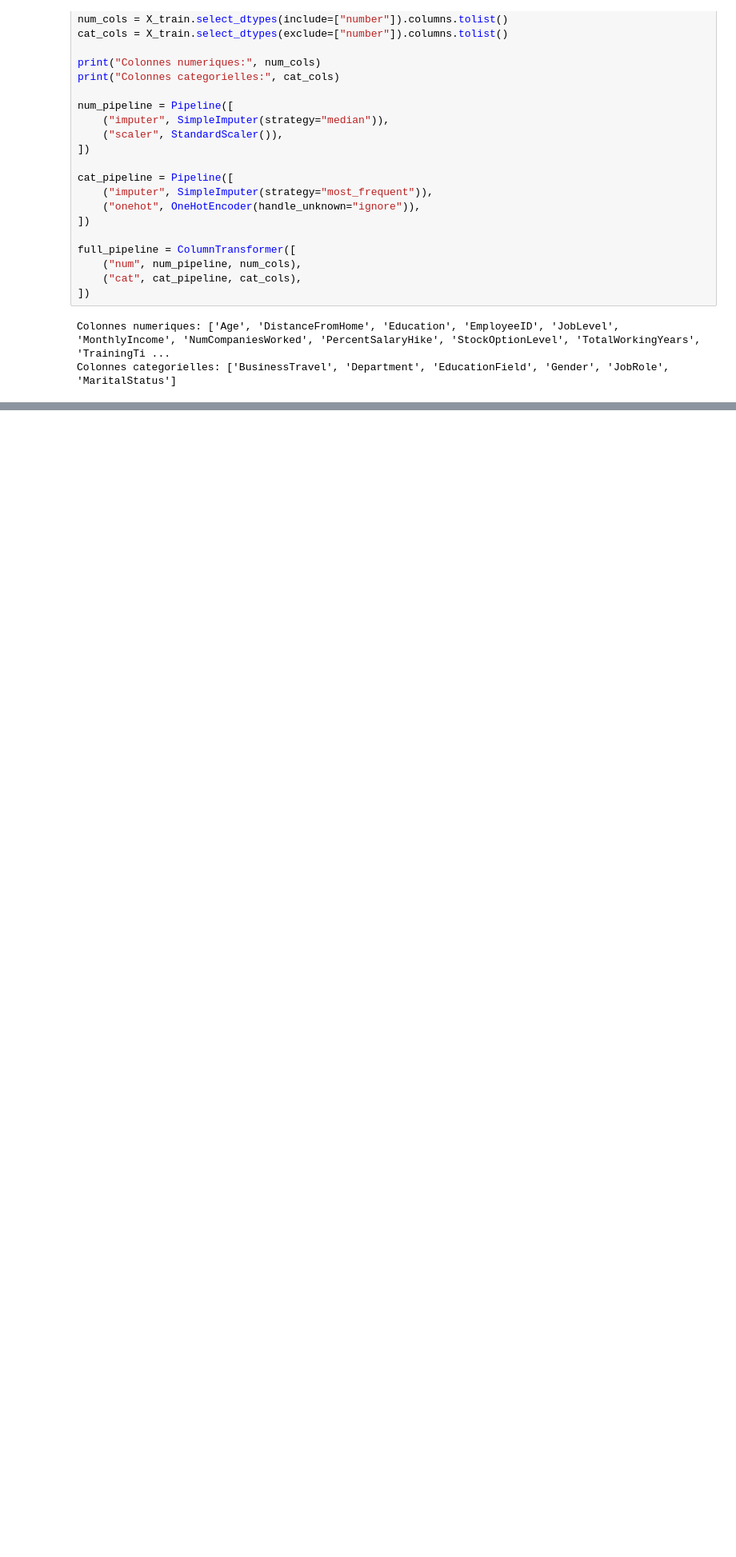
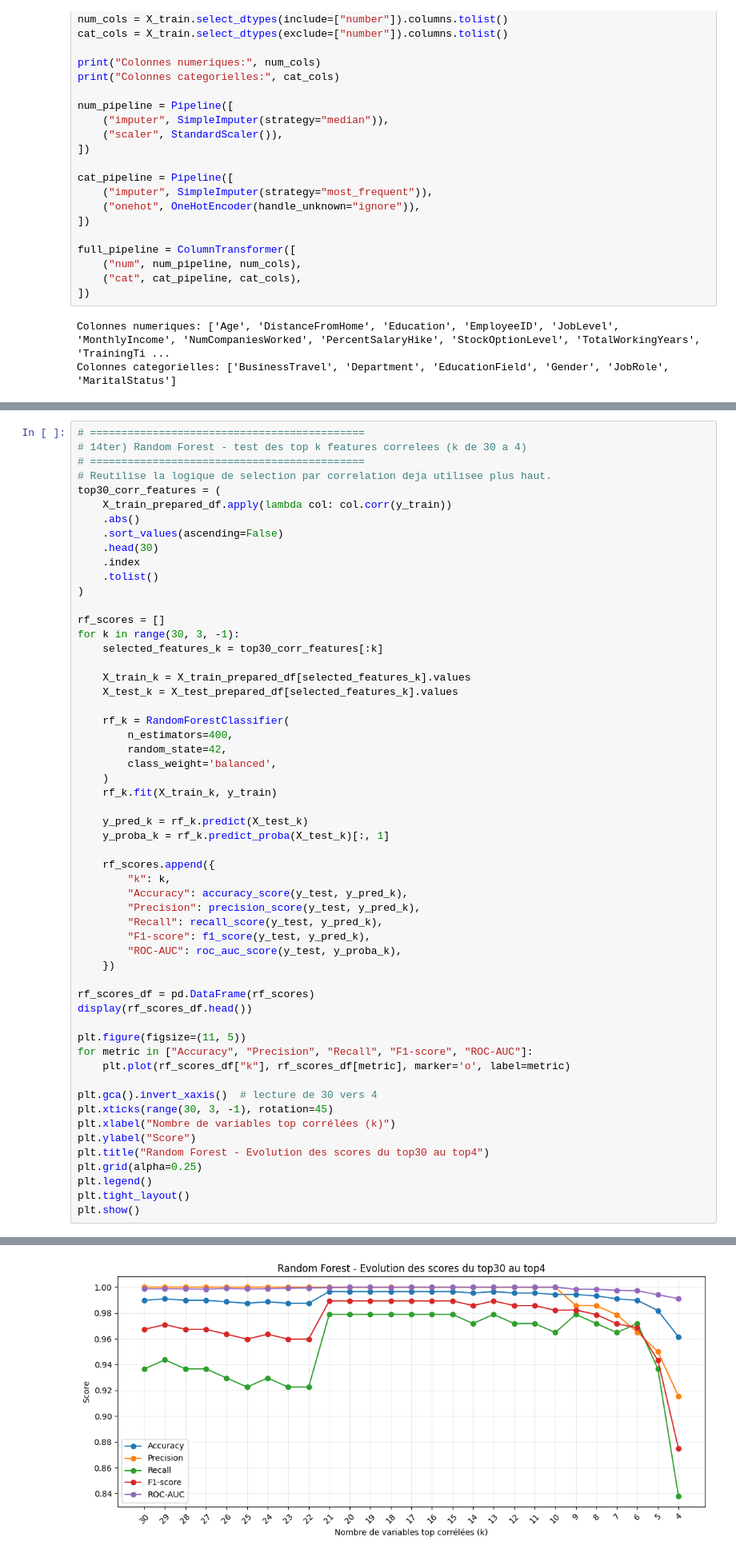
Before and after one commit to Sylv111/cesi-IA, a Jupyter notebook: Programme/pipeline_finaldf_lr.ipynb, the cells around one changed output, grey strips where cells are left out. Shown at 80% size. Saved outputs shown, nothing was run; the diff lists cells and outputs as text; blank space fills up the shorter version.

Commit message:
Ajout du score en fonction du nombre de variable corrélées pour random forest et MLP

```diff
--- a/Programme/pipeline_finaldf_lr.ipynb
+++ b/Programme/pipeline_finaldf_lr.ipynb
@@ -1175,0 +1192,57 @@ print(coef_df.sort_values("coef_logreg", ascending=True).head(10))
+# %%
+# ============================================
+# 14ter) Random Forest - test des top k features correlees (k de 30 a 4)
+# ============================================
+# Reutilise la logique de selection par correlation deja utilisee plus haut.
+top30_corr_features = (
+    X_train_prepared_df.apply(lambda col: col.corr(y_train))
+    .abs()
+    .sort_values(ascending=False)
+    .head(30)
+    .index
+    .tolist()
+)
+
+rf_scores = []
+for k in range(30, 3, -1):
+    selected_features_k = top30_corr_features[:k]
+
+    X_train_k = X_train_prepared_df[selected_features_k].values
+    X_test_k = X_test_prepared_df[selected_features_k].values
+
+    rf_k = RandomForestClassifier(
+        n_estimators=400,
+        random_state=42,
+        class_weight='balanced',
+    )
+    rf_k.fit(X_train_k, y_train)
+
+    y_pred_k = rf_k.predict(X_test_k)
+    y_proba_k = rf_k.predict_proba(X_test_k)[:, 1]
+
+    rf_scores.append({
+        "k": k,
+        "Accuracy": accuracy_score(y_test, y_pred_k),
+        "Precision": precision_score(y_test, y_pred_k),
+        "Recall": recall_score(y_test, y_pred_k),
+        "F1-score": f1_score(y_test, y_pred_k),
+        "ROC-AUC": roc_auc_score(y_test, y_proba_k),
+    })
+
+rf_scores_df = pd.DataFrame(rf_scores)
+display(rf_scores_df.head())
+
+plt.figure(figsize=(11, 5))
+for metric in ["Accuracy", "Precision", "Recall", "F1-score", "ROC-AUC"]:
+    plt.plot(rf_scores_df["k"], rf_scores_df[metric], marker='o', label=metric)
+
+plt.gca().invert_xaxis()  # lecture de 30 vers 4
+plt.xticks(range(30, 3, -1), rotation=45)
+plt.xlabel("Nombre de variables top corrélées (k)")
+plt.ylabel("Score")
+plt.title("Random Forest - Evolution des scores du top30 au top4")
+plt.grid(alpha=0.25)
+plt.legend()
+plt.tight_layout()
+plt.show()
+# %% [output]
@@ -1175,0 +1255 @@ print(coef_df.sort_values("coef_logreg", ascending=True).head(10))
+[figure, added]
```
Also changed, not shown: parts of 26 cells of this notebook.
